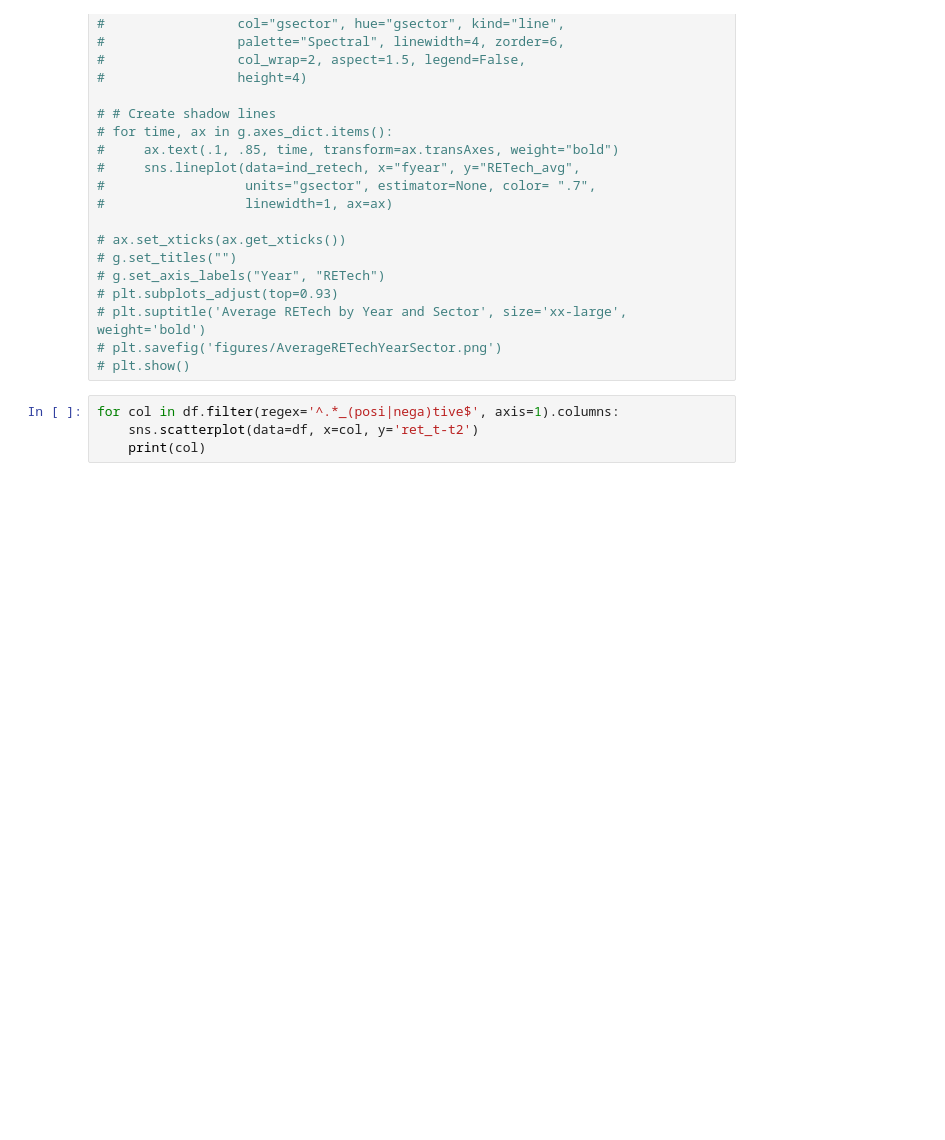
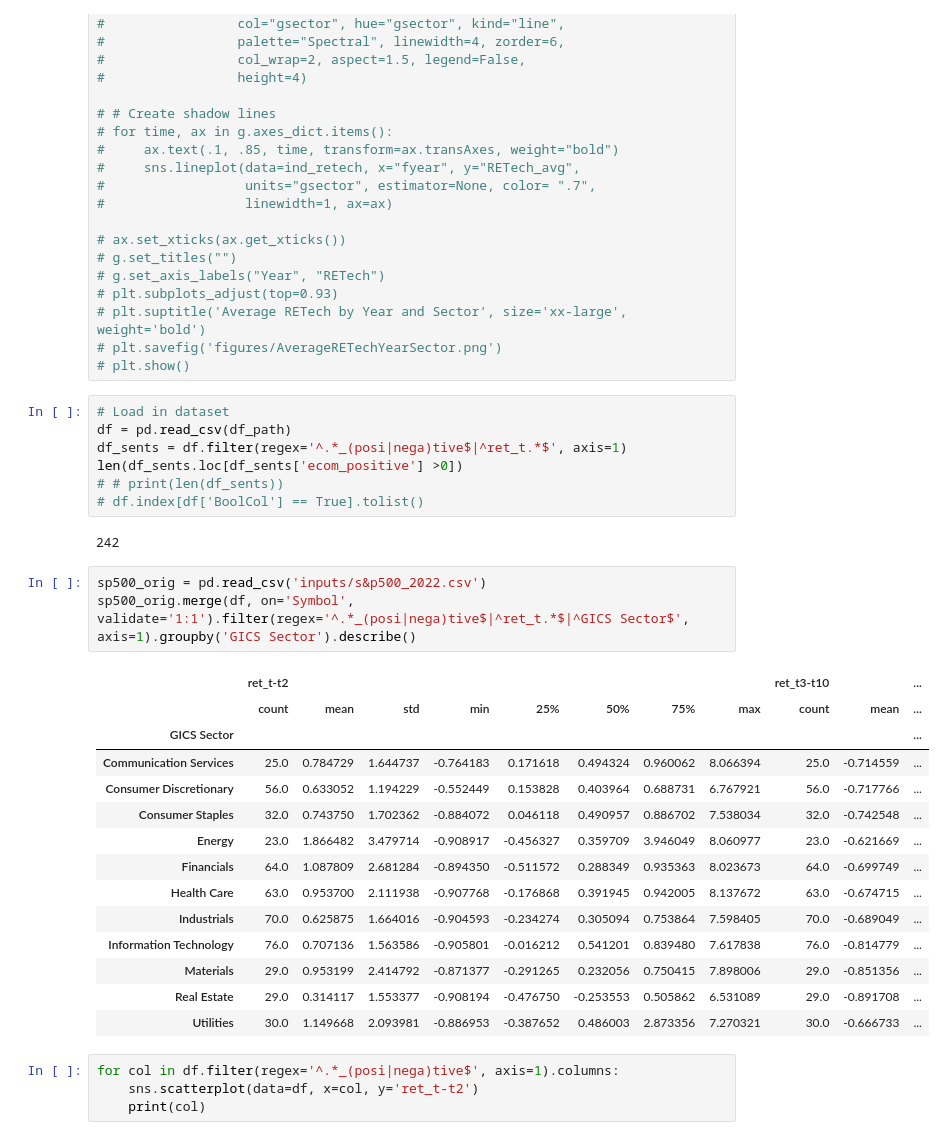
Before and after one commit to nicole-elchaar/10K-sentiments, a Jupyter notebook: exploration_ugly.ipynb, the cells around one changed output. Saved outputs shown, nothing was run; the diff lists cells and outputs as text; blank space fills up the shorter version.

```diff
--- a/exploration_ugly.ipynb
+++ b/exploration_ugly.ipynb
@@ -189,6 +251,33 @@ df.filter(regex='^.*_(posi|nega)tive$|^ret_t.8$', axis=1)
 # plt.suptitle('Average RETech by Year and Sector', size='xx-large', weight='bold')
 # plt.savefig('figures/AverageRETechYearSector.png')
 # plt.show()
+# %%
+# Load in dataset
+df = pd.read_csv(df_path)
+df_sents = df.filter(regex='^.*_(posi|nega)tive$|^ret_t.*$', axis=1)
+len(df_sents.loc[df_sents['ecom_positive'] >0])
+# # print(len(df_sents))
+# df.index[df['BoolCol'] == True].tolist()
+# %% [output]
+242
+# %%
+sp500_orig = pd.read_csv('inputs/s&p500_2022.csv')
+sp500_orig.merge(df, on='Symbol', validate='1:1').filter(regex='^.*_(posi|nega)tive$|^ret_t.*$|^GICS Sector$', axis=1).groupby('GICS Sector').describe()
+# %% [output]
+|  | ret_t-t2 |  |  |  |  |  |  |  | ret_t3-t10 |  | ... |
+|  | count | mean | std | min | 25% | 50% | 75% | max | count | mean | ... |
+| GICS Sector |  |  |  |  |  |  |  |  |  |  | ... |
+| Communication Services | 25.0 | 0.784729 | 1.644737 | -0.764183 | 0.171618 | 0.494324 | 0.960062 | 8.066394 | 25.0 | -0.714559 | ... |
+| Consumer Discretionary | 56.0 | 0.633052 | 1.194229 | -0.552449 | 0.153828 | 0.403964 | 0.688731 | 6.767921 | 56.0 | -0.717766 | ... |
+| Consumer Staples | 32.0 | 0.743750 | 1.702362 | -0.884072 | 0.046118 | 0.490957 | 0.886702 | 7.538034 | 32.0 | -0.742548 | ... |
+| Energy | 23.0 | 1.866482 | 3.479714 | -0.908917 | -0.456327 | 0.359709 | 3.946049 | 8.060977 | 23.0 | -0.621669 | ... |
+| Financials | 64.0 | 1.087809 | 2.681284 | -0.894350 | -0.511572 | 0.288349 | 0.935363 | 8.023673 | 64.0 | -0.699749 | ... |
+| Health Care | 63.0 | 0.953700 | 2.111938 | -0.907768 | -0.176868 | 0.391945 | 0.942005 | 8.137672 | 63.0 | -0.674715 | ... |
+| Industrials | 70.0 | 0.625875 | 1.664016 | -0.904593 | -0.234274 | 0.305094 | 0.753864 | 7.598405 | 70.0 | -0.689049 | ... |
+| Information Technology | 76.0 | 0.707136 | 1.563586 | -0.905801 | -0.016212 | 0.541201 | 0.839480 | 7.617838 | 76.0 | -0.814779 | ... |
+| Materials | 29.0 | 0.953199 | 2.414792 | -0.871377 | -0.291265 | 0.232056 | 0.750415 | 7.898006 | 29.0 | -0.851356 | ... |
+| Real Estate | 29.0 | 0.314117 | 1.553377 | -0.908194 | -0.476750 | -0.253553 | 0.505862 | 6.531089 | 29.0 | -0.891708 | ... |
+| Utilities | 30.0 | 1.149668 | 2.093981 | -0.886953 | -0.387652 | 0.486003 | 2.873356 | 7.270321 | 30.0 | -0.666733 | ... |
 # %%
 for col in df.filter(regex='^.*_(posi|nega)tive$', axis=1).columns:
     sns.scatterplot(data=df, x=col, y='ret_t-t2')
```
Also changed, not shown: parts of 8 cells of this notebook.
